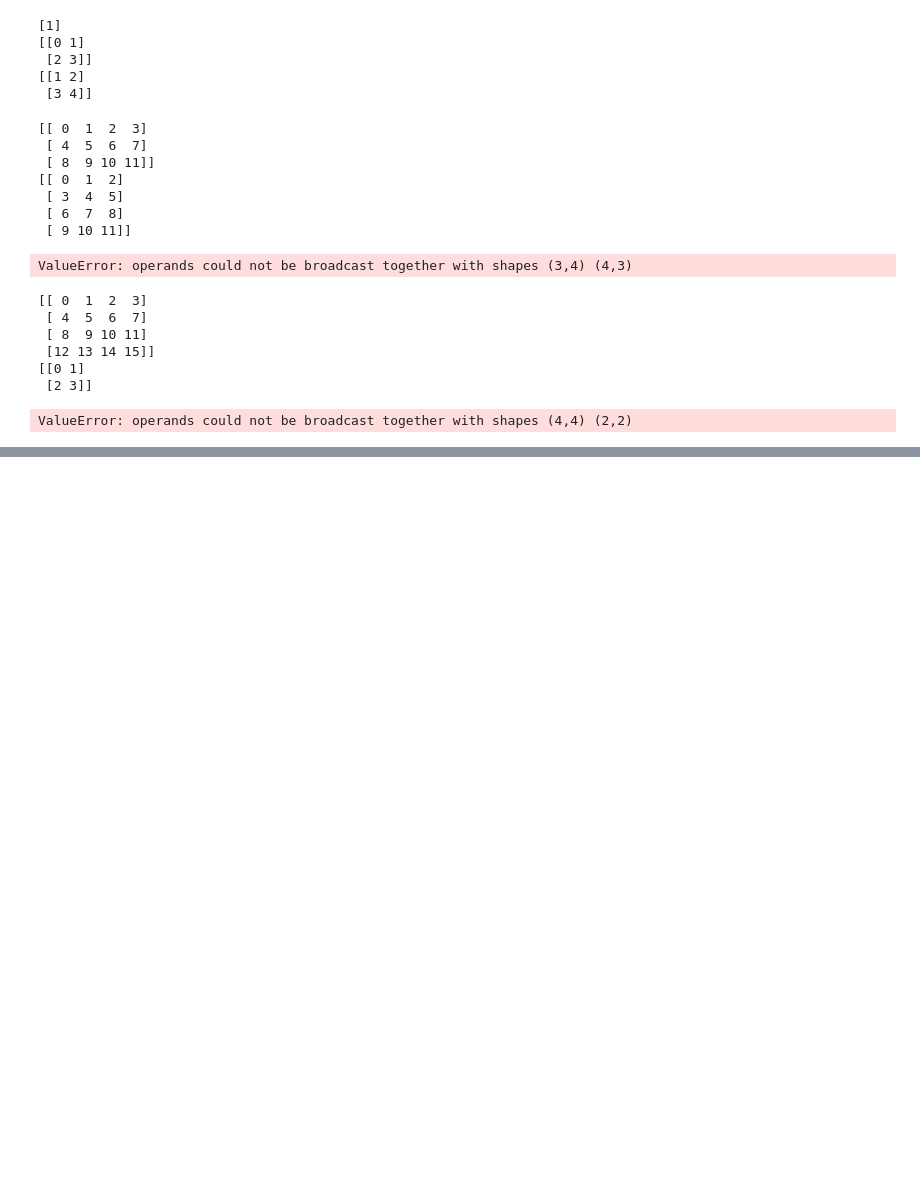
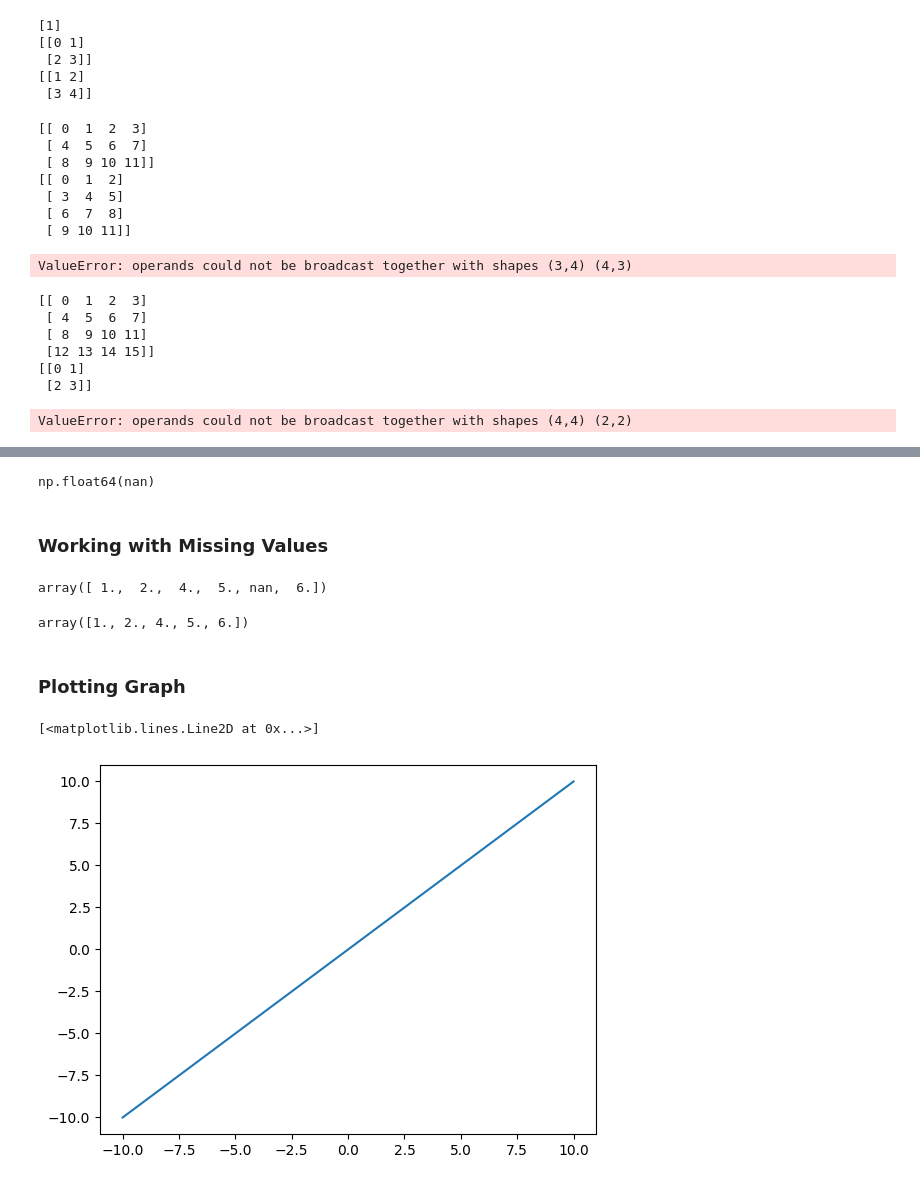
Before and after one commit to Himanshu-Yadav-0/Numpy, a Jupyter notebook: Advanced_Numpy.ipynb, the cells around one changed output, grey strips where cells are left out. Saved outputs shown, nothing was run; the diff lists cells and outputs as text; code cells hidden in the pictures; blank space fills up the shorter version.

Commit message:
Numpy vs Python list, fancy indexing, boolean indexing,Broadcasting,Maths formulas, working with missing values, Plotting graphs

```diff
--- a/Advanced_Numpy.ipynb
+++ b/Advanced_Numpy.ipynb
@@ -243,0 +283,31 @@ ValueError: operands could not be broadcast together with shapes (4,4) (2,2)
+# %%
+#binary cross entropy
+def bce(y,y_pred):
+    return np.mean(y * np.log(y_pred) + (1 - y) * np.log(1 - y_pred))
+
+bce(actual,predicted)
+# %% [output]
+np.float64(nan)
+# %% [markdown]
+### Working with Missing Values
+# %%
+ a = np.array([1,2,4,5,np.nan,6])
+a
+# %% [output]
+array([ 1.,  2.,  4.,  5., nan,  6.])
+# %%
+a[~np.isnan(a)]
+# %% [output]
+array([1., 2., 4., 5., 6.])
+# %% [markdown]
+### Plotting Graph
+# %%
+# Plotting a 2D plot
+# x = y
+import matplotlib.pyplot as plt
+x = np.linspace(-10,10,100)
+y = x
+plt.plot(x,y)
+# %% [output]
+[<matplotlib.lines.Line2D at 0x...>]
+[figure, added]
```
Also changed, not shown: parts of 10 cells of this notebook.
